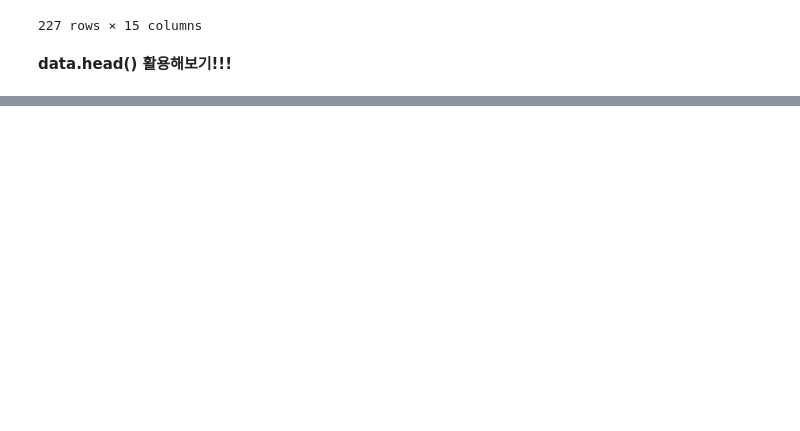
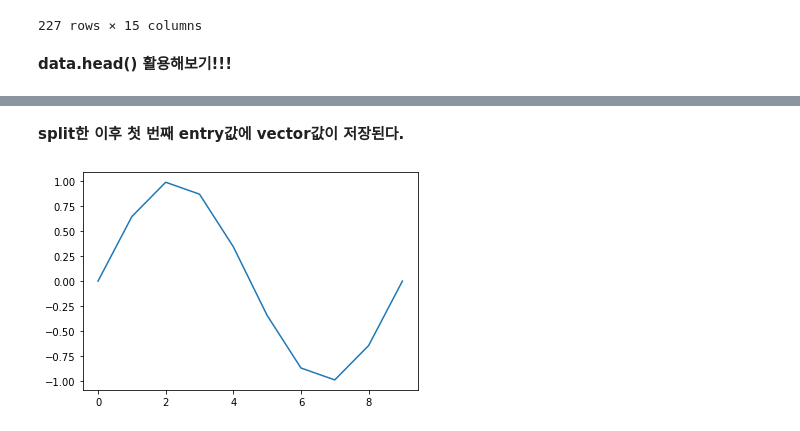
Before and after one commit to wldhksqk/simjiwan1, a Jupyter notebook: 심지완4강.ipynb, the cells around one changed output, grey strips where cells are left out. Saved outputs shown, nothing was run; the diff lists cells and outputs as text; code cells hidden in the pictures; blank space fills up the shorter version.

```diff
--- a/심지완4강.ipynb
+++ b/심지완4강.ipynb
@@ -450,0 +991,7 @@ public_medical_institution.head(3)
+# %%
+with open('test2.txt', 'r') as f:
+  line=f.readline()
+  words=line.split()
+  for i in range(len(words)): #여기선 i가 숫자, words의 길이를 인덱싱 하고 있기 때문
+    print(words[i])
+f.close()
@@ -450,0 +1008,15 @@ public_medical_institution.head(3)
+# %%
+
+x = np.linspace(0, 2*np.pi, 10)
+y = np.sin(x)
+
+with open("sin.txt", 'w') as f: #sin.txt에 쓰기모드로 오픈하는 것을 f로 한다
+  for i in range(len(y)): #len 문자열 길이 알기 10~ y에 각각의 인덱싱하는것
+    data = y[i]
+    f.write('[%d] : %0.9f' % (i,data))
+    f.write('\n') #f.close()는 하지 않는다.
+# %%
+with open("sin.txt", 'r') as f:
+    lines = f.readlines()
+    for line in lines:
+      print(line) #with를 쓰기에 f.close 역시 없음
@@ -450,0 +1047,7 @@ public_medical_institution.head(3)
+# %%
+with open("sin.txt", 'r') as f:
+    lines = f.readlines()
+    y=[]
+    for line in lines:
+        words=line.split(':')
+        print(words)
@@ -450,0 +1065,18 @@ public_medical_institution.head(3)
+# %% [markdown]
+**split한 이후 첫 번째 entry값에 vector값이 저장된다.**
+# %%
+import matplotlib.pyplot as plt
+
+with open("sin.txt", 'r') as f:
+  lines = f.readlines()
+  y=[] #y라는 변수에
+  for line in lines:
+    words=line.split(':')
+    y.append(eval(words[1])) #eval함수로 문자를 숫자로 변환한 셈
+    #y라는 변수에다가 계속 append(추가)한다.
+
+plt.plot(y)
+plt.show
+f.close()
+# %% [output]
+[figure, added]
```
Also changed, not shown: parts of 93 cells of this notebook.
